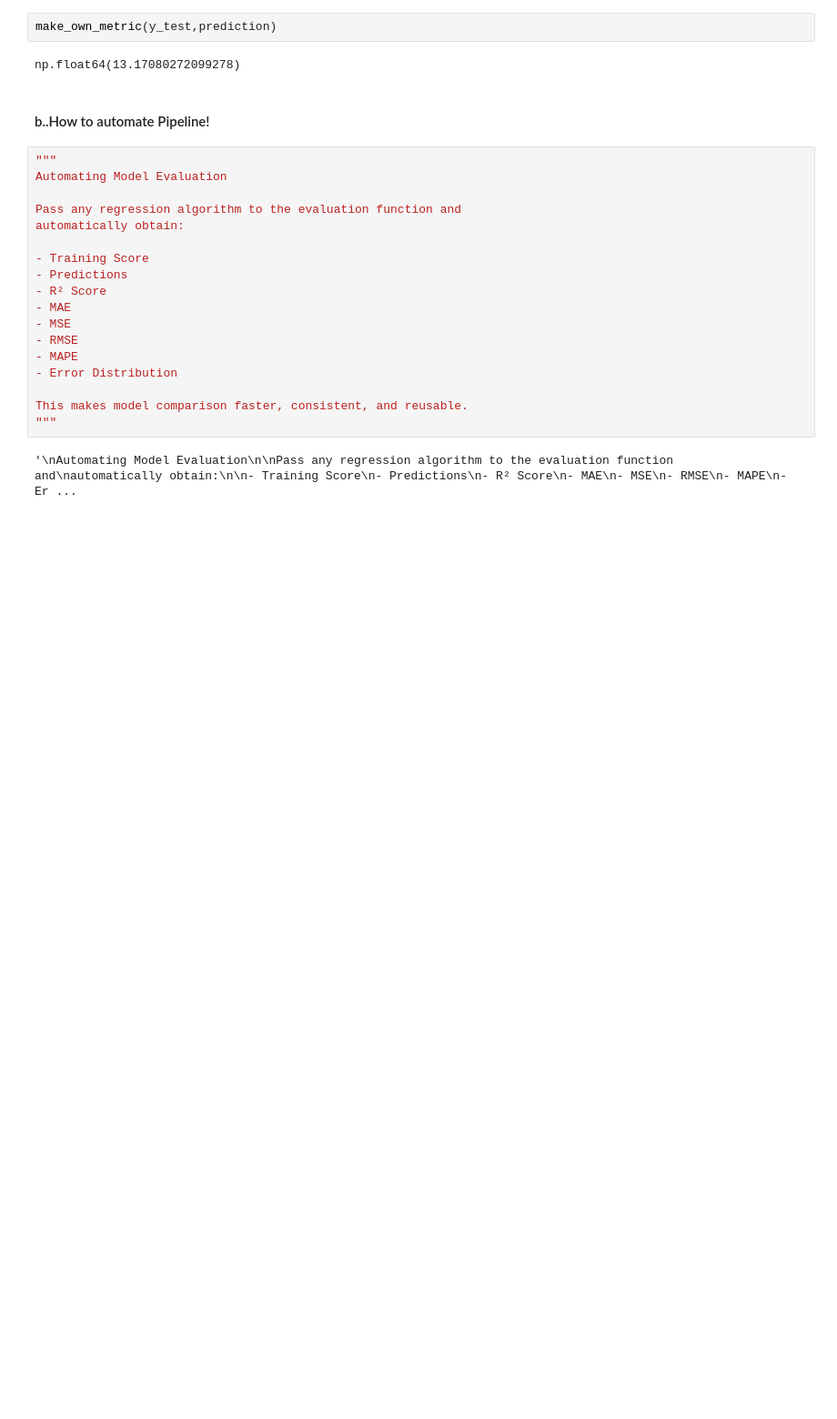
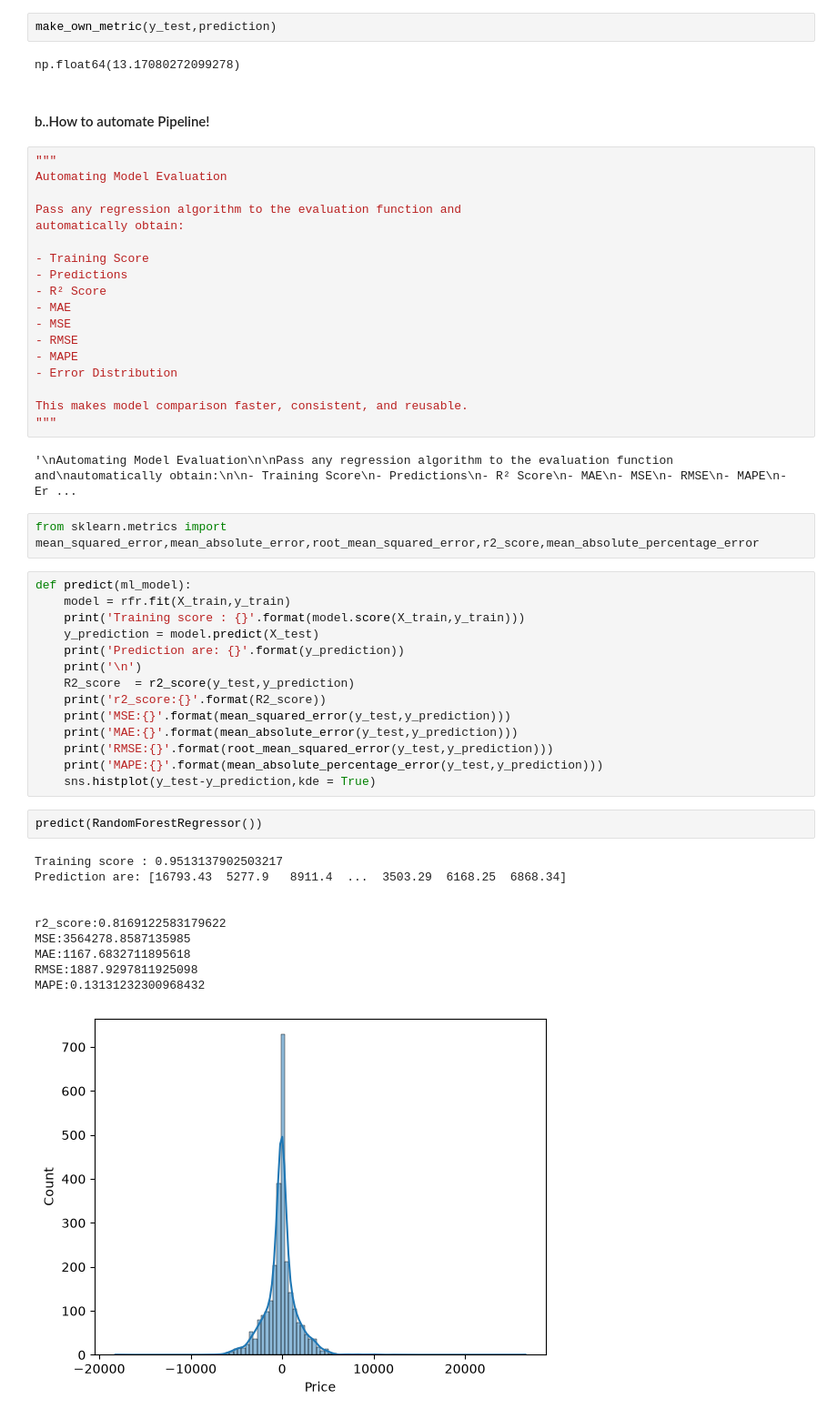
Before and after one commit to CyberWol-12/Airline-Fare-Prediction, a Jupyter notebook: flight_prediction.ipynb, the cells around one changed output. Shown at 91% size. Drawn from its saved outputs; the diff is of its cells as text; blank space fills up the shorter version.

```diff
--- a/flight_prediction.ipynb
+++ b/flight_prediction.ipynb
@@ -1650,3 +1650,32 @@ This makes model comparison faster, consistent, and reusable.
 """
 # %% [output]
 '\nAutomating Model Evaluation\n\nPass any regression algorithm to the evaluation function and\nautomatically obtain:\n\n- Training Score\n- Predictions\n- R² Score\n- MAE\n- MSE\n- RMSE\n- MAPE\n- Er ...
+# %%
+from sklearn.metrics import mean_squared_error,mean_absolute_error,root_mean_squared_error,r2_score,mean_absolute_percentage_error
+# %%
+def predict(ml_model):
+    model = rfr.fit(X_train,y_train)
+    print('Training score : {}'.format(model.score(X_train,y_train)))
+    y_prediction = model.predict(X_test)
+    print('Prediction are: {}'.format(y_prediction))
+    print('\n')
+    R2_score  = r2_score(y_test,y_prediction)
+    print('r2_score:{}'.format(R2_score))
+    print('MSE:{}'.format(mean_squared_error(y_test,y_prediction)))
+    print('MAE:{}'.format(mean_absolute_error(y_test,y_prediction)))
+    print('RMSE:{}'.format(root_mean_squared_error(y_test,y_prediction)))
+    print('MAPE:{}'.format(mean_absolute_percentage_error(y_test,y_prediction)))
+    sns.histplot(y_test-y_prediction,kde = True)
+# %%
+predict(RandomForestRegressor())
+# %% [output]
+Training score : 0.9513137902503217
+Prediction are: [16793.43  5277.9   8911.4  ...  3503.29  6168.25  6868.34]
+
+
+r2_score:0.8169122583179622
+MSE:3564278.8587135985
+MAE:1167.6832711895618
+RMSE:1887.9297811925098
+MAPE:0.13131232300968432
+[figure, added]
```
Also changed, not shown: parts of 3 cells of this notebook.
